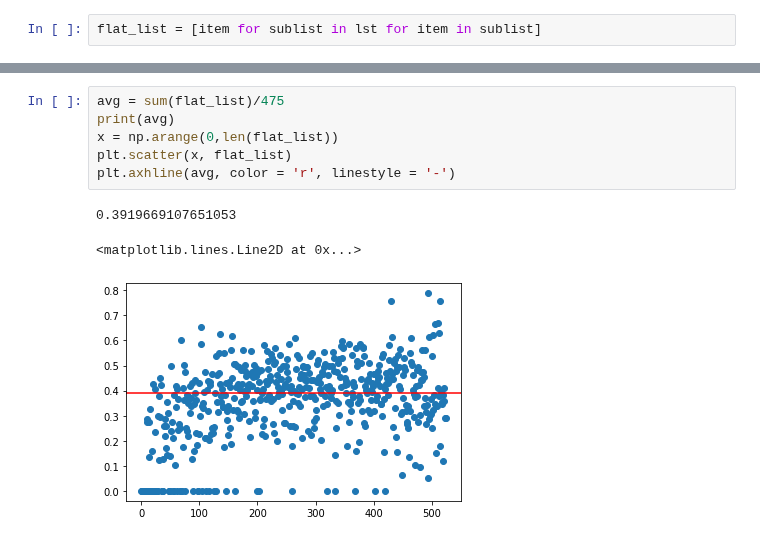
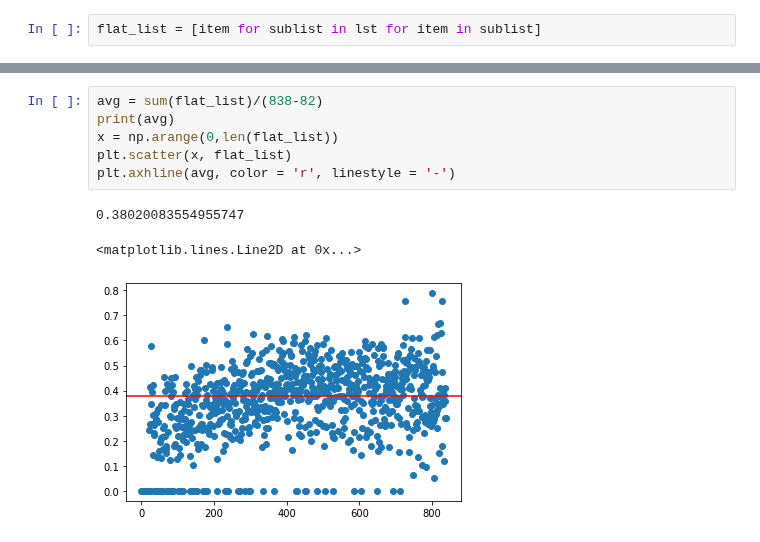
Before and after one commit to MajorProject-Orphaned/MajorProj-Orphaned-Model, a Jupyter notebook: Results/Threshold/Threshold_analysis.ipynb, the cells around one changed output, grey strips where cells are left out. Drawn from its saved outputs; the diff is of its cells as text.

```diff
--- a/Results/Threshold/Threshold_analysis.ipynb
+++ b/Results/Threshold/Threshold_analysis.ipynb
@@ -47,10 +40,10 @@ plt.show()
 # %%
-avg = sum(flat_list)/475
+avg = sum(flat_list)/(838-82)
 print(avg)
 x = np.arange(0,len(flat_list))
 plt.scatter(x, flat_list)
 plt.axhline(avg, color = 'r', linestyle = '-')
 # %% [output]
-0.3919669107651053
+0.38020083554955747
 <matplotlib.lines.Line2D at 0x...>
-[figure, old version]
+[figure, new version]
```
Also changed, not shown: parts of 6 cells of this notebook, 2 other files.
